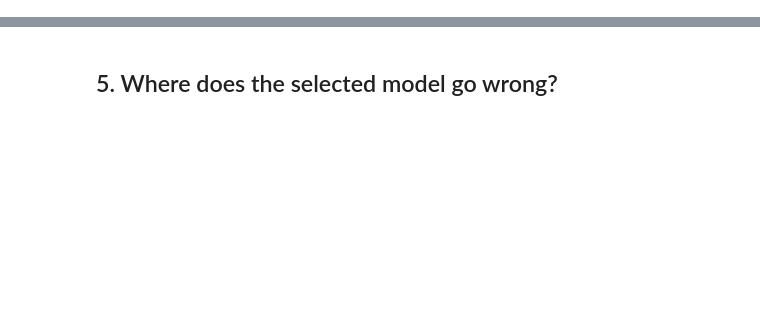
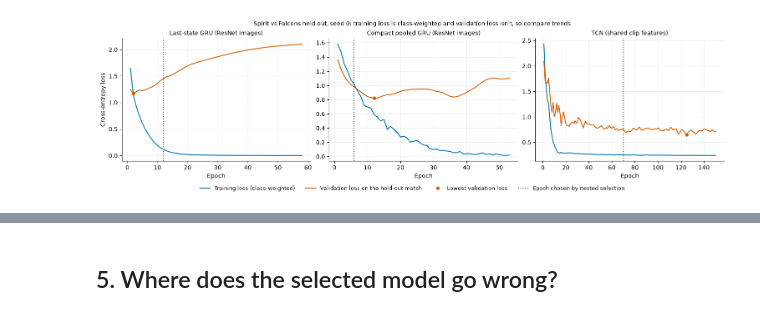
Before and after one commit to FraggyVz/CV-DL, a Jupyter notebook: notebooks/tactic-model-comparison.ipynb, the cells around one changed output, grey strips where cells are left out. Cells and saved outputs as stored; diff of their text form; code cells hidden in the pictures; blank space fills up the shorter version.

```diff
--- a/notebooks/tactic-model-comparison.ipynb
+++ b/notebooks/tactic-model-comparison.ipynb
@@ -860,0 +932,10 @@ How this is computed: every clip is predicted by the model that held out its mat
+# %%
+# @title Table: the three GRU designs
+designs = {v: gru_versions[v]["nested"] for v in GRU_NAMES}
+E["q32"] = designs if all(designs.values()) else None
+changed = {
+    "laststate": "Starting design; the classifier reads the final memory",
+    "compact_laststate": "Smaller network with dropout; the classifier still reads the final memory",
+    "compact_pooled": "Same compact network; the classifier reads the average and maximum memory values across frames",
+}
+show_table(pd.DataFrame([[GRU_NAMES[v], changed[v], fmt(designs[v])] for v in GRU_NAMES], columns=["GRU design", "What changed", "Nested macro-F1"]))
@@ -860,0 +959,67 @@ How this is computed: every clip is predicted by the model that held out its mat
+# %%
+# @title Figure: learning curves on one held-out match and seed
+CURVE_FOLD, CURVE_SEED = 1, 0  # the first held-out match and the first seed
+OVERFIT_RISE = 0.10  # validation loss ends at least this far above its minimum (relative)...
+MILD_SHARE = 0.5  # ...and "mild" when that rise is under this share of the Last-state GRU's
+
+
+def gru_curve(version, fold=CURVE_FOLD, seed=CURVE_SEED):
+    folder = runs.get(GRU_VERSIONS[version][0])
+    path = folder / "gru" / f"fold-{fold}-seed-{seed}-optimistic-history.json" if folder else None
+    if path is None or not path.is_file():
+        return None
+    history = json.loads(path.read_text(encoding="utf-8"))
+    fold_json = json.loads((folder / "gru" / f"fold-{fold}.json").read_text(encoding="utf-8"))
+    return dict(
+        train=np.array([h["train_loss"] for h in history]), val=np.array([h["validation_loss"] for h in history]),
+        chosen=next(r["evaluation_epoch"] for r in fold_json["runs"] if r["seed"] == seed),
+        match=match_of(fold_json["validation_clip_ids"][0]), seed=seed,
+    )
+
+
+def describe(c):
+    low = int(c["val"].argmin())
+    c.update(low_epoch=low + 1, low=c["val"][low], end=c["val"][-1], end_epoch=len(c["val"]), train_at_low=c["train"][low], train_end=c["train"][-1])
+    c["rise"] = (c["end"] - c["low"]) / c["low"]  # relative rise of validation loss after its minimum
+    c["train_fell"] = c["train_end"] < c["train_at_low"] - 0.01
+    return c
+
+
+curves = {"Last-state GRU": gru_curve("laststate"), "Compact pooled GRU": gru_curve("compact_pooled")}
+if tcn_curves:
+    h = tcn_curves["history"]
+    curves["TCN"] = dict(
+        train=np.array([e["train_loss"] for e in h]), val=np.array([e["validation_loss"] for e in h]),
+        chosen=tcn_curves["chosen_epoch"], match=tcn_curves["held_out"], seed=tcn_curves["seed"],
+    )
+curves = {k: describe(c) for k, c in curves.items() if c is not None}
+reference_rise = curves["Last-state GRU"]["rise"] if "Last-state GRU" in curves else None
+for c in curves.values():
+    if c["train_fell"] and c["rise"] >= OVERFIT_RISE:
+        c["verdict"] = "mild overfitting" if reference_rise and c["rise"] < MILD_SHARE * reference_rise else "overfitting"
+    else:
+        c["verdict"] = "no clear overfitting"
+inputs_of = {"Last-state GRU": "ResNet images", "Compact pooled GRU": "ResNet images", "TCN": "shared clip features"}
+fig, axes = plt.subplots(1, len(curves), figsize=(5 * len(curves), 4.2), layout="constrained")
+for ax, (name, c) in zip(np.atleast_1d(axes), curves.items()):
+    epochs = np.arange(1, len(c["val"]) + 1)
+    ax.plot(epochs, c["train"], color="#0072B2", label="Training loss (class-weighted)")
+    ax.plot(epochs, c["val"], color="#D55E00", label="Validation loss on the held-out match")
+    ax.plot(c["low_epoch"], c["low"], "o", color="#D55E00", markersize=5, label="Lowest validation loss")
+    ax.axvline(c["chosen"], color="#555555", linestyle=":", label="Epoch chosen by nested selection")
+    ax.set_title(f"{name} ({inputs_of[name]})", fontsize=10)
+    ax.set_xlabel("Epoch")
+    ax.grid(alpha=0.2)
+    ax.spines[["top", "right"]].set_visible(False)
+np.atleast_1d(axes)[0].set_ylabel("Cross-entropy loss")
+fig.legend(*np.atleast_1d(axes)[0].get_legend_handles_labels(), loc="outside lower center", ncol=4, fontsize=9, frameon=False)
+first = next(iter(curves.values()))
+fig.suptitle(f"{MATCH_NAMES[first['match']]} held out, seed {first['seed']}: training loss is class-weighted and validation loss isn't, so compare trends", fontsize=10)
+plt.show()
+# Every held-out match and seed for the GRUs, over the epochs all their curves share.
+every = {v: [gru_curve(v, f, s) for f in range(1, len(MATCHES) + 1) for s in range(N_SEEDS)] for v in GRU_VERSIONS}
+every = {v: cs for v, cs in every.items() if all(cs)}
+common = min(len(c["val"]) for cs in every.values() for c in cs)
+E["q33"] = dict(curves=curves, rise={v: float(np.mean([c["val"][:common][-1] - c["val"][:common].min() for c in cs])) for v, cs in every.items()}, common=common, n=len(every.get("laststate", [])))
+# %% [output]
+[figure, added]
```
Also changed, not shown: parts of 202 cells of this notebook.
